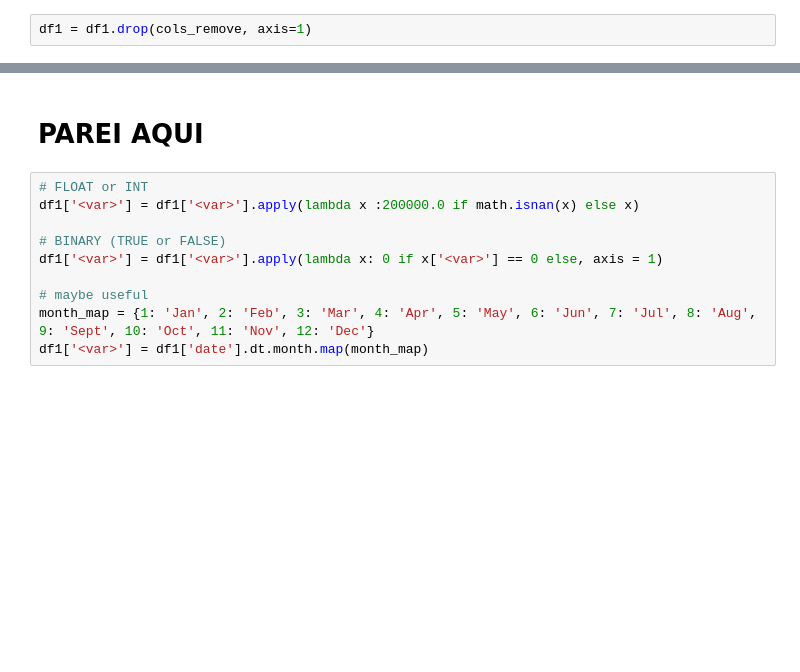
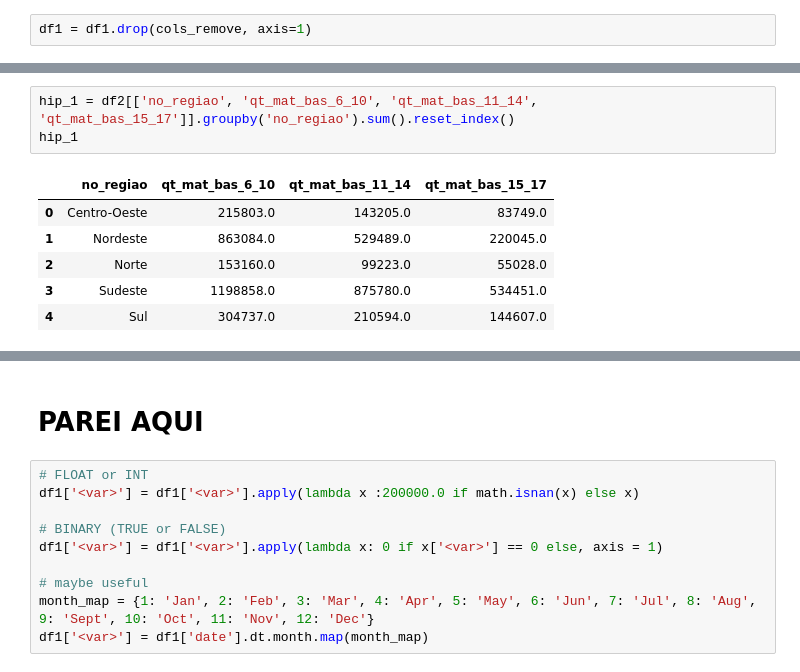
Before and after one commit to victor-vilela/censo_escolar_2022, a Jupyter notebook: notebooks/01-vvo-data-project.ipynb, the cells around one changed output, grey strips where cells are left out. Drawn from its saved outputs; the diff is of its cells as text; blank space fills up the shorter version.

```diff
--- a/notebooks/01-vvo-data-project.ipynb
+++ b/notebooks/01-vvo-data-project.ipynb
@@ -204,0 +254,10 @@ df1 = df1.drop(cols_remove, axis=1)
+# %%
+hip_1 = df2[['no_regiao', 'qt_mat_bas_6_10', 'qt_mat_bas_11_14', 'qt_mat_bas_15_17']].groupby('no_regiao').sum().reset_index()
+hip_1
+# %% [output]
+|  | no_regiao | qt_mat_bas_6_10 | qt_mat_bas_11_14 | qt_mat_bas_15_17 |
+| 0 | Centro-Oeste | 215803.0 | 143205.0 | 83749.0 |
+| 1 | Nordeste | 863084.0 | 529489.0 | 220045.0 |
+| 2 | Norte | 153160.0 | 99223.0 | 55028.0 |
+| 3 | Sudeste | 1198858.0 | 875780.0 | 534451.0 |
+| 4 | Sul | 304737.0 | 210594.0 | 144607.0 |
```
Also changed, not shown: parts of 11 cells of this notebook.
